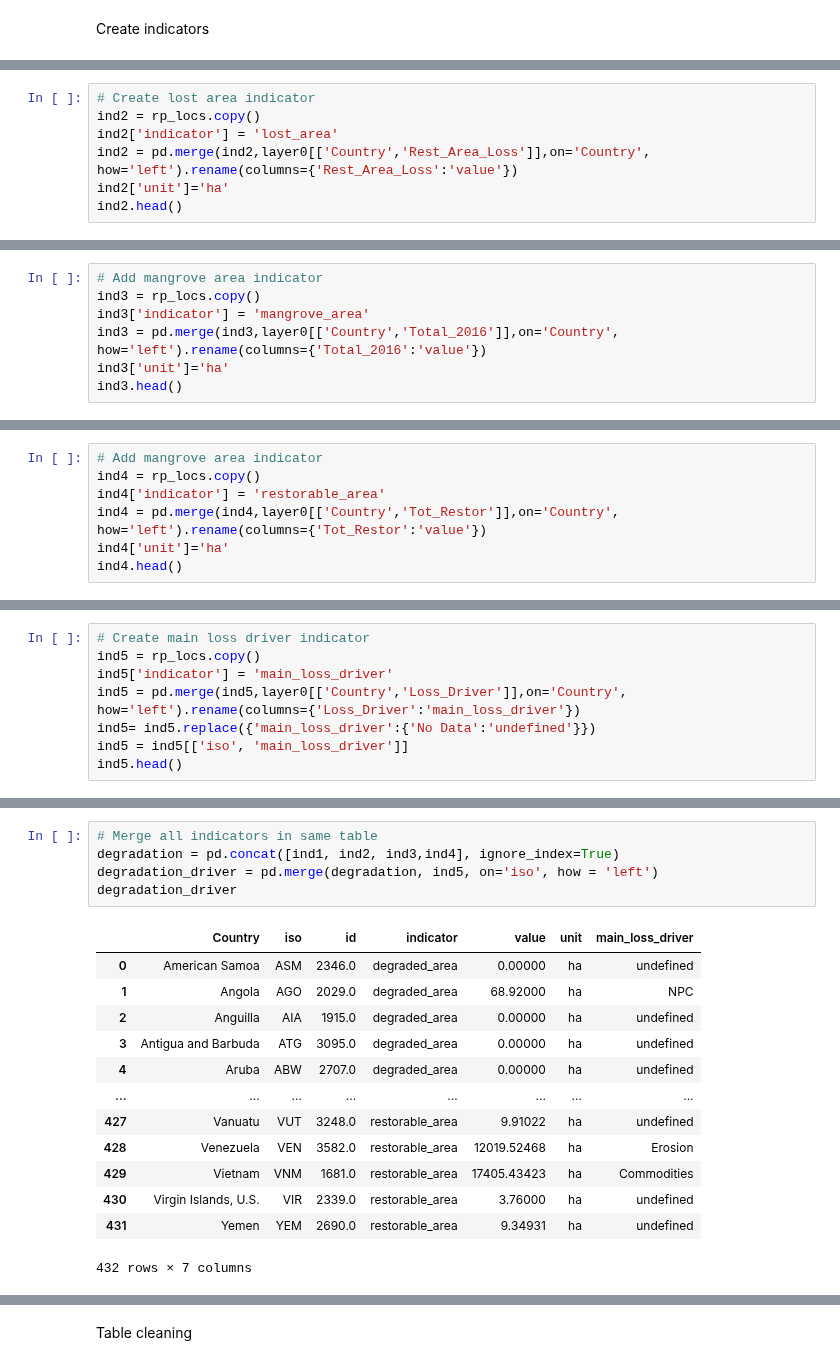
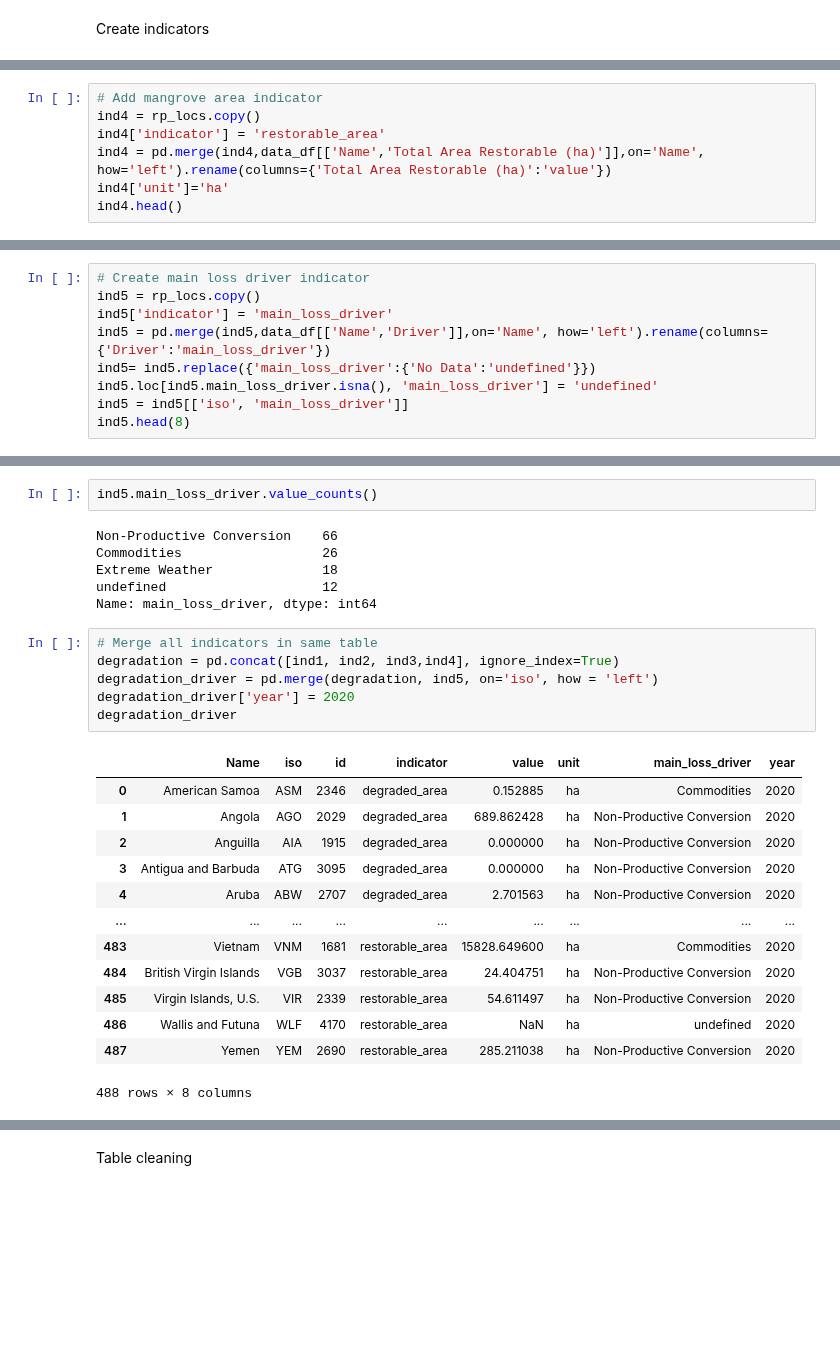
Before and after one commit to Vizzuality/mangrove-atlas, a Jupyter notebook: data/notebooks/Lab/data_processing/widgets-v2/restoration_and_degradation_widget.ipynb, the cells around one changed output, grey strips where cells are left out. Saved outputs shown, nothing was run; the diff lists cells and outputs as text; blank space fills up the shorter version.

Commit message:
Data updates Dec 2023 notebooks

```diff
--- a/data/notebooks/Lab/data_processing/widgets-v2/restoration_and_degradation_widget.ipynb
+++ b/data/notebooks/Lab/data_processing/widgets-v2/restoration_and_degradation_widget.ipynb
@@ -300,8 +364,8 @@ ind1.head()
 # %%
-# Create lost area indicator
-ind2 = rp_locs.copy()
-ind2['indicator'] = 'lost_area'
-ind2 = pd.merge(ind2,layer0[['Country','Rest_Area_Loss']],on='Country', how='left').rename(columns={'Rest_Area_Loss':'value'})
-ind2['unit']='ha'
-ind2.head()
+# Add mangrove area indicator
+ind4 = rp_locs.copy()
+ind4['indicator'] = 'restorable_area'
+ind4 = pd.merge(ind4,data_df[['Name','Total Area Restorable (ha)']],on='Name', how='left').rename(columns={'Total Area Restorable (ha)':'value'})
+ind4['unit']='ha'
+ind4.head()
 # %% [output]
@@ -314,7 +377,0 @@ ind2.head()
-# %%
-# Add mangrove area indicator
-ind3 = rp_locs.copy()
-ind3['indicator'] = 'mangrove_area'
-ind3 = pd.merge(ind3,layer0[['Country','Total_2016']],on='Country', how='left').rename(columns={'Total_2016':'value'})
-ind3['unit']='ha'
-ind3.head()
@@ -328,7 +377,0 @@ ind3.head()
-# %%
-# Add mangrove area indicator
-ind4 = rp_locs.copy()
-ind4['indicator'] = 'restorable_area'
-ind4 = pd.merge(ind4,layer0[['Country','Tot_Restor']],on='Country', how='left').rename(columns={'Tot_Restor':'value'})
-ind4['unit']='ha'
-ind4.head()
@@ -343,9 +379,10 @@ ind4.head()
 # Create main loss driver indicator
 ind5 = rp_locs.copy()
 ind5['indicator'] = 'main_loss_driver'
-ind5 = pd.merge(ind5,layer0[['Country','Loss_Driver']],on='Country', how='left').rename(columns={'Loss_Driver':'main_loss_driver'})
+ind5 = pd.merge(ind5,data_df[['Name','Driver']],on='Name', how='left').rename(columns={'Driver':'main_loss_driver'})
 ind5= ind5.replace({'main_loss_driver':{'No Data':'undefined'}})
+ind5.loc[ind5.main_loss_driver.isna(), 'main_loss_driver'] = 'undefined'
 ind5 = ind5[['iso', 'main_loss_driver']]
-ind5.head()
+ind5.head(8)
 # %% [output]
 |  | iso | main_loss_driver |
@@ -357,19 +397,28 @@ ind5.head()
+# %%
+ind5.main_loss_driver.value_counts()
+# %% [output]
+Non-Productive Conversion    66
+Commodities                  26
+Extreme Weather              18
+undefined                    12
+Name: main_loss_driver, dtype: int64
 # %%
 # Merge all indicators in same table
 degradation = pd.concat([ind1, ind2, ind3,ind4], ignore_index=True)
 degradation_driver = pd.merge(degradation, ind5, on='iso', how = 'left')
+degradation_driver['year'] = 2020
 degradation_driver
 # %% [output]
-|  | Country | iso | id | indicator | value | unit | main_loss_driver |
-| 0 | American Samoa | ASM | 2346.0 | degraded_area | 0.00000 | ha | undefined |
-| 1 | Angola | AGO | 2029.0 | degraded_area | 68.92000 | ha | NPC |
-| 2 | Anguilla | AIA | 1915.0 | degraded_area | 0.00000 | ha | undefined |
-| 3 | Antigua and Barbuda | ATG | 3095.0 | degraded_area | 0.00000 | ha | undefined |
-| 4 | Aruba | ABW | 2707.0 | degraded_area | 0.00000 | ha | undefined |
-| ... | ... | ... | ... | ... | ... | ... | ... |
-| 427 | Vanuatu | VUT | 3248.0 | restorable_area | 9.91022 | ha | undefined |
-| 428 | Venezuela | VEN | 3582.0 | restorable_area | 12019.52468 | ha | Erosion |
-| 429 | Vietnam | VNM | 1681.0 | restorable_area | 17405.43423 | ha | Commodities |
-| 430 | Virgin Islands, U.S. | VIR | 2339.0 | restorable_area | 3.76000 | ha | undefined |
-| 431 | Yemen | YEM | 2690.0 | restorable_area | 9.34931 | ha | undefined |
+|  | Name | iso | id | indicator | value | unit | main_loss_driver | year |
+| 0 | American Samoa | ASM | 2346 | degraded_area | 0.152885 | ha | Commodities | 2020 |
+| 1 | Angola | AGO | 2029 | degraded_area | 689.862428 | ha | Non-Productive Conversion | 2020 |
+| 2 | Anguilla | AIA | 1915 | degraded_area | 0.000000 | ha | Non-Productive Conversion | 2020 |
+| 3 | Antigua and Barbuda | ATG | 3095 | degraded_area | 0.000000 | ha | Non-Productive Conversion | 2020 |
+| 4 | Aruba | ABW | 2707 | degraded_area | 2.701563 | ha | Non-Productive Conversion | 2020 |
+| ... | ... | ... | ... | ... | ... | ... | ... | ... |
+| 483 | Vietnam | VNM | 1681 | restorable_area | 15828.649600 | ha | Commodities | 2020 |
+| 484 | British Virgin Islands | VGB | 3037 | restorable_area | 24.404751 | ha | Non-Productive Conversion | 2020 |
+| 485 | Virgin Islands, U.S. | VIR | 2339 | restorable_area | 54.611497 | ha | Non-Productive Conversion | 2020 |
+| 486 | Wallis and Futuna | WLF | 4170 | restorable_area | NaN | ha | undefined | 2020 |
+| 487 | Yemen | YEM | 2690 | restorable_area | 285.211038 | ha | Non-Productive Conversion | 2020 |
-432 rows × 7 columns
+488 rows × 8 columns
```
Also changed, not shown: parts of 40 cells of this notebook, 3 other files.
